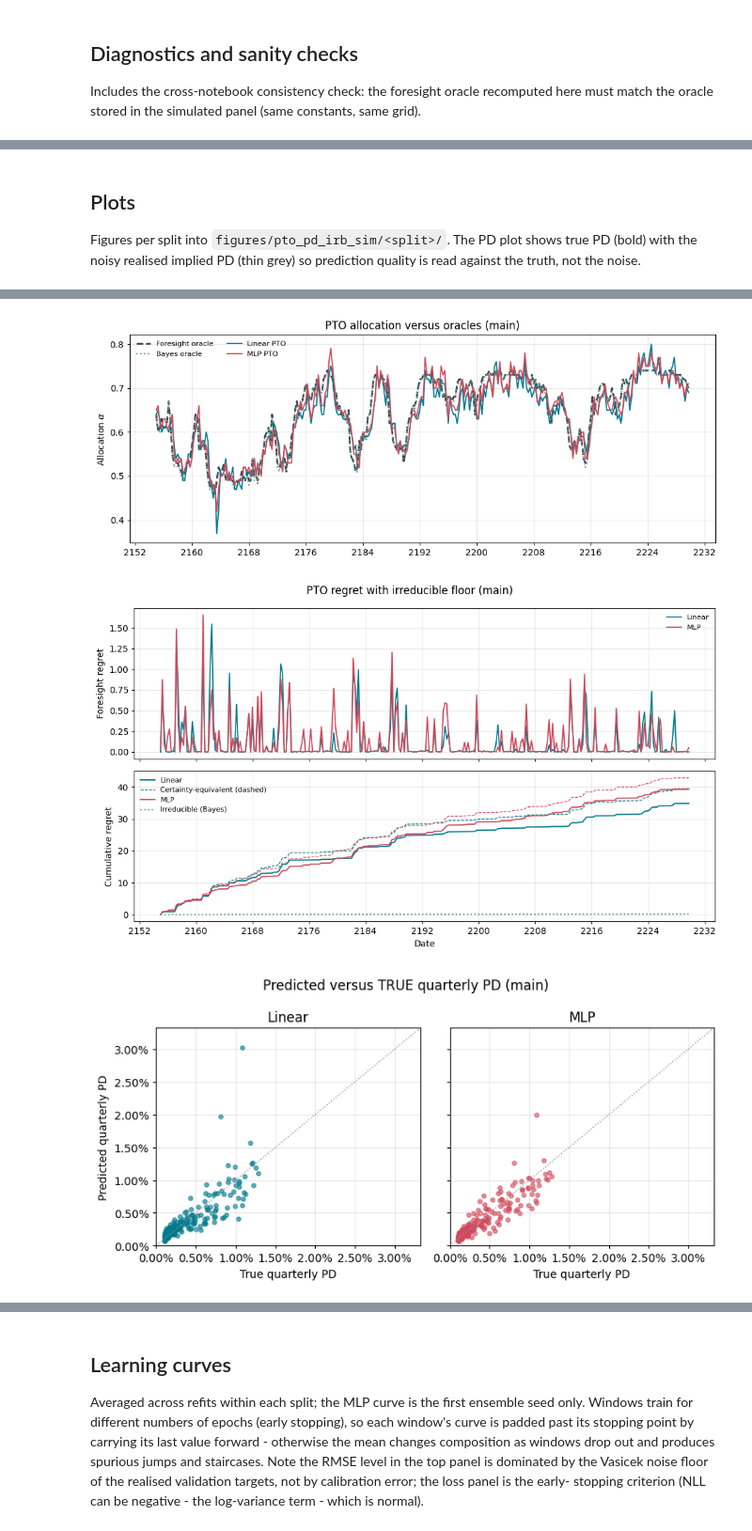
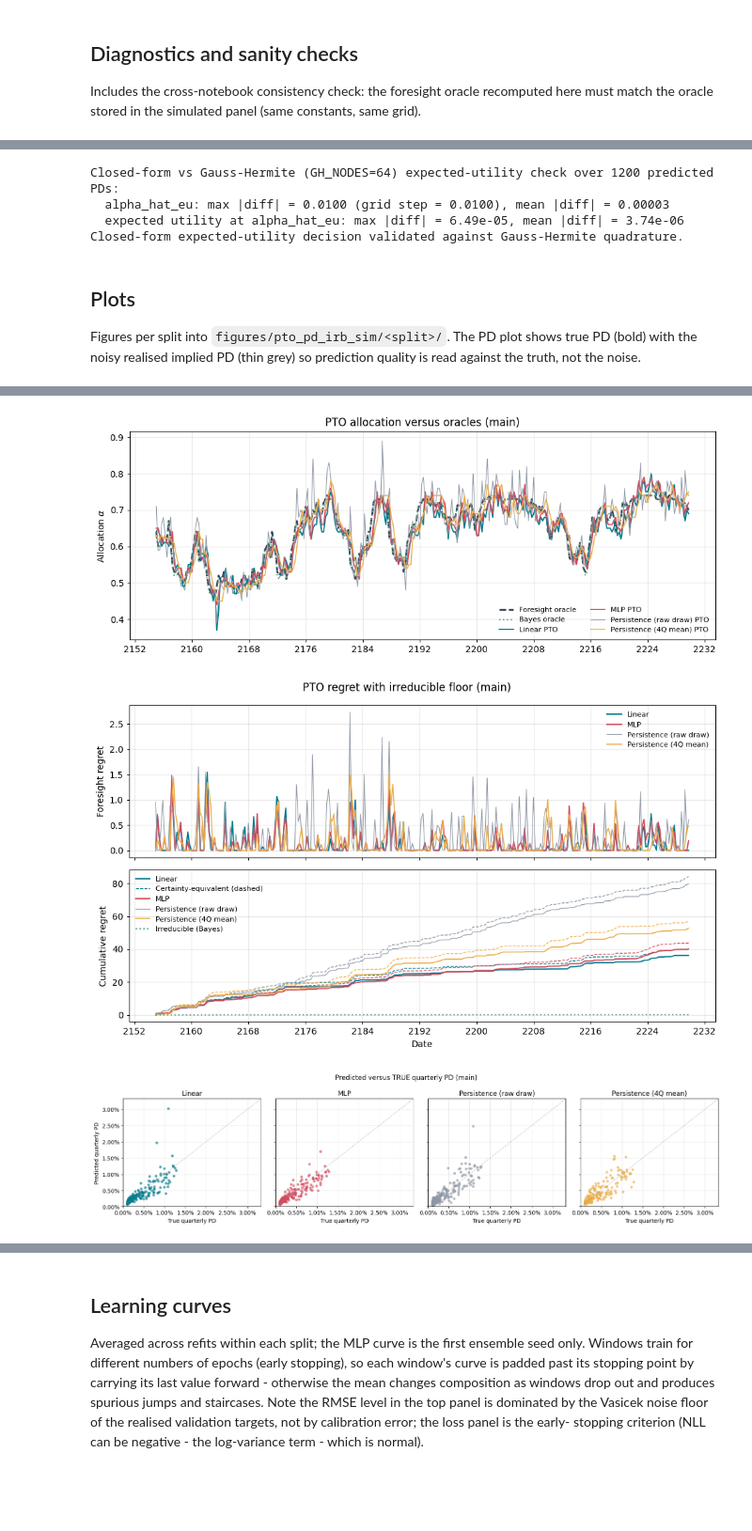
Before and after one commit to okeeffe-hannah/Decision_Focused_Learning_for_Capital_Allocation, a Jupyter notebook: simulation/notebooks/02_pto_simulated_panel.ipynb, the cells around one changed output, grey strips where cells are left out. Shown at 94% size. Drawn from its saved outputs; the diff is of its cells as text; code cells hidden in the pictures; blank space fills up the shorter version.

Commit message:
reran simulation results using updated simulation data

```diff
--- a/simulation/notebooks/02_pto_simulated_panel.ipynb
+++ b/simulation/notebooks/02_pto_simulated_panel.ipynb
@@ -45,6 +45,7 @@ import numpy as np
 import pandas as pd
 from scipy import stats
 from scipy.stats import norm
+from scipy.special import owens_t
 from sklearn.metrics import mean_absolute_error, mean_squared_error
 from sklearn.preprocessing import StandardScaler
 
@@ -65,7 +66,7 @@ while ROOT != ROOT.parent and not (ROOT / "data" / "simulated_pd_panel.csv").exi
 PANEL_CSV = ROOT / "data" / "simulated_pd_panel.csv"
 METADATA_PATH = ROOT / "data" / "simulated_pd_panel_metadata.json"
 FIGURES_DIR = ROOT / "figures" / "pto_pd_irb_sim"
-RESULTS_DIR = ROOT / "models" / "notebooks" / "results"
+RESULTS_DIR = ROOT / "models" / "notebooks" / "results" / "simulation" / "pto"
 FIGURES_DIR.mkdir(parents=True, exist_ok=True)
 RESULTS_DIR.mkdir(parents=True, exist_ok=True)
 
@@ -125,14 +126,16 @@ FEATURE_COLS = list(META["feature_cols"])
 # Modelling choices (mirroring the empirical notebook)
 TARGET_TRANSFORM = "logit"      # "logit" or "level"
 TRAIN_TARGET = "realised"       # "realised" (c_{t+1}/LGD, default) or "true" (ablation)
-MLP_SEEDS = (42, )
-REFIT_EVERY = 16                 # 1 = strict every-window refits
+MLP_SEEDS = (42, 43, 44, 45, 46)
+REFIT_EVERY = 8                     # 1 = strict every-window refits
 
 # Decision-stage and bias-correction choices (see the dedicated markdown section below)
 DECISION_RULE = "expected"      # "expected" (max E[U] under Vasicek given pd_hat) or "certainty"
 BIAS_CORRECTION = True          # median-bias inversion; only active when LOSS == "mse"
 RHO_SCALE = float(CONST.get("RHO_SCALE", 1.0))
-GH_NODES = 64                   # Gauss-Hermite nodes for expected-utility quadrature
+GH_NODES = 64                   # Gauss-Hermite nodes; used ONLY by the optional
+                                # numerical validation check, not the production
+                                # decision path (closed-form Vasicek ES; see below)
 
 # Training loss. "nll_vasicek" fits PD by maximum likelihood under the Vasicek density of
 # realised rates (in the simulation this is the exact data-generating process, so it is
@@ -988,3 +1098,34 @@ Cross-seed std of MLP ensemble predictions (per split):
+# %%
+gh_check_pd_q = pred_long["pd_q_hat"].to_numpy()
+alpha_closed = np.empty_like(gh_check_pd_q)
+u_closed = np.empty_like(gh_check_pd_q)
+alpha_gh = np.empty_like(gh_check_pd_q)
+u_gh = np.empty_like(gh_check_pd_q)
+for i, pd_q in enumerate(gh_check_pd_q):
+    alpha_closed[i], u_closed[i] = optimise_alpha_expected(pd_q)
+    alpha_gh[i], u_gh[i] = optimise_alpha_expected_gh_reference(pd_q)
+
+alpha_diff = np.abs(alpha_closed - alpha_gh)
+u_diff = np.abs(u_closed - u_gh)
+grid_step = float(ALPHA_GRID[1] - ALPHA_GRID[0])
+
+print(f"Closed-form vs Gauss-Hermite (GH_NODES={GH_NODES}) expected-utility check over "
+      f"{len(gh_check_pd_q)} predicted PDs:")
+print(f"  alpha_hat_eu: max |diff| = {alpha_diff.max():.4f} (grid step = {grid_step:.4f}), "
+      f"mean |diff| = {alpha_diff.mean():.5f}")
+print(f"  expected utility at alpha_hat_eu: max |diff| = {u_diff.max():.2e}, "
+      f"mean |diff| = {u_diff.mean():.2e}")
+
+assert alpha_diff.max() <= 10 * grid_step, \
+    "Closed-form and GH-quadrature allocations disagree by more than a few grid steps."
+assert u_diff.max() < 5e-2, \
+    "Closed-form and GH-quadrature expected utilities disagree by more than expected."
+print("Closed-form expected-utility decision validated against Gauss-Hermite quadrature.")
+# %% [output]
+Closed-form vs Gauss-Hermite (GH_NODES=64) expected-utility check over 1200 predicted PDs:
+  alpha_hat_eu: max |diff| = 0.0100 (grid step = 0.0100), mean |diff| = 0.00003
+  expected utility at alpha_hat_eu: max |diff| = 6.49e-05, mean |diff| = 3.74e-06
+Closed-form expected-utility decision validated against Gauss-Hermite quadrature.
 # %% [markdown]
 ## Plots
 
@@ -1007,7 +1148,7 @@ REALISED_COLOR = MINOU_COLORS["grey"]
 # Which models appear in the static figures. Raw persistence is hidden by default -
 # its Vasicek noise clouds every panel; add "persistence" back to include it, or use
 # the interactive dial below the figures.
-PLOT_MODELS = ["linear", "mlp"] #, "persistence_ma4"]
+PLOT_MODELS = ["linear", "mlp", "persistence", "persistence_ma4"]
 
 def format_date_axis(ax, plot_df):
     years = plot_df["date"].dt.year
@@ -1117,3 +1258,3 @@ for split_name, res in results_by_split.items():
-[figure, old version]
+[figure, new version]
-[figure, old version]
+[figure, new version]
-[figure, old version]
+[figure, new version]
```
Also changed, not shown: parts of 8 cells of this notebook, 7 other files.
